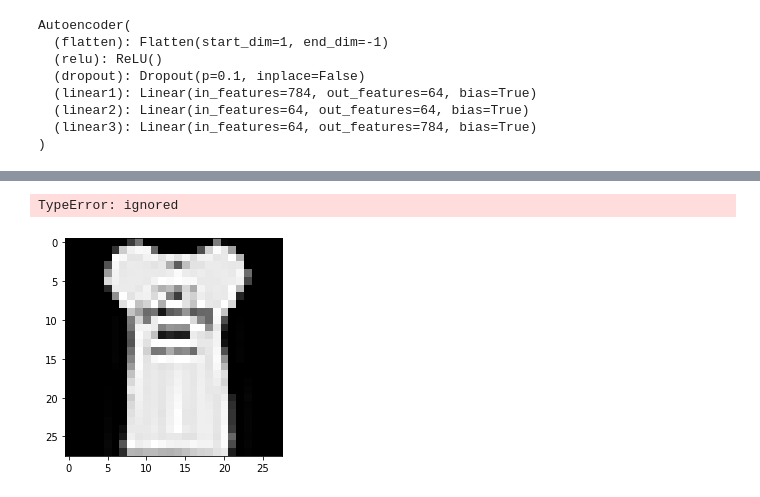
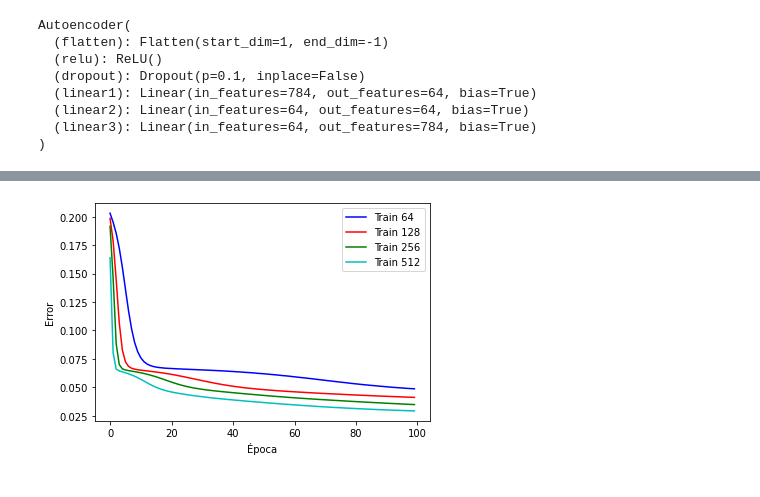
Before and after one commit to plance17/Aprendizaje-de-Maquina, a Jupyter notebook: Redes_Neuronales_Guía_3.ipynb, the cells around one changed output, grey strips where cells are left out. Drawn from its saved outputs; the diff is of its cells as text; code cells hidden in the pictures.

```diff
--- a/Redes_Neuronales_Guía_3.ipynb
+++ b/Redes_Neuronales_Guía_3.ipynb
@@ -242,3 +329,9 @@ df
+# %%
+df_128=df
+# %%
+df_256=df
+# %%
+df_512=df
 # %%
 t=np.arange(0,100)
 
@@ -250,12 +346,13 @@ plt.show
-# %%
-num=2
-
-imag=X[num]
-imag_ori=pred[num]
-
-plt.imshow(imag.squeeze(),cmap='gray')
-plt.imshow(imag_ori.squeeze(),cmap='gray')
-plt.show()
-# %% [output]
-TypeError: ignored
-[figure, removed]
+# %%
+t=np.arange(0,100)
+
+plt.plot(t,df_64.loss_train, '-b' ,label='Train 64')
+plt.plot(t,df_128.loss_train, '-r' ,label='Train 128')
+plt.plot(t,df_256.loss_train, '-g' ,label='Train 256')
+plt.plot(t,df_512.loss_train, '-c' ,label='Train 512')
+plt.xlabel('Época')
+plt.ylabel('Error')
+plt.legend(loc="upper right")
+plt.show()
+# %% [output]
+[figure, added]
```
Also changed, not shown: parts of 10 cells of this notebook.
